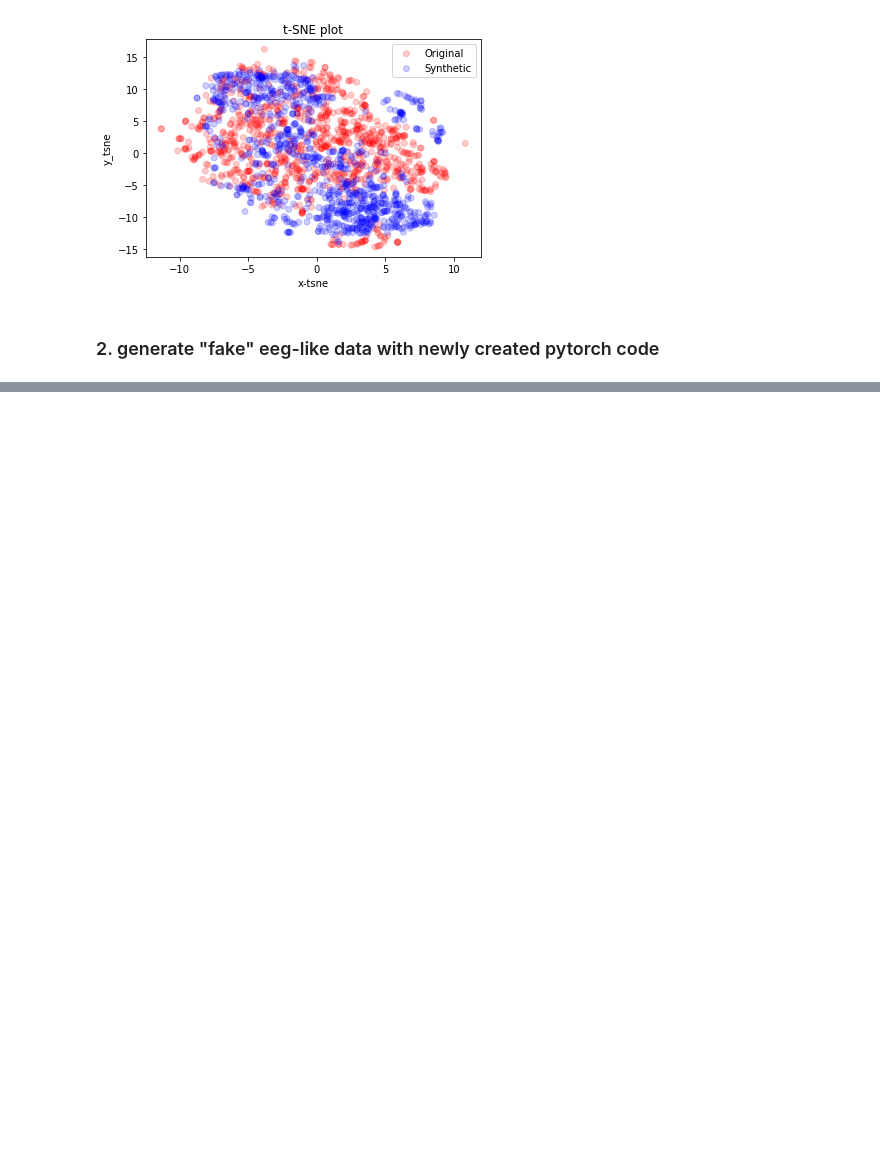
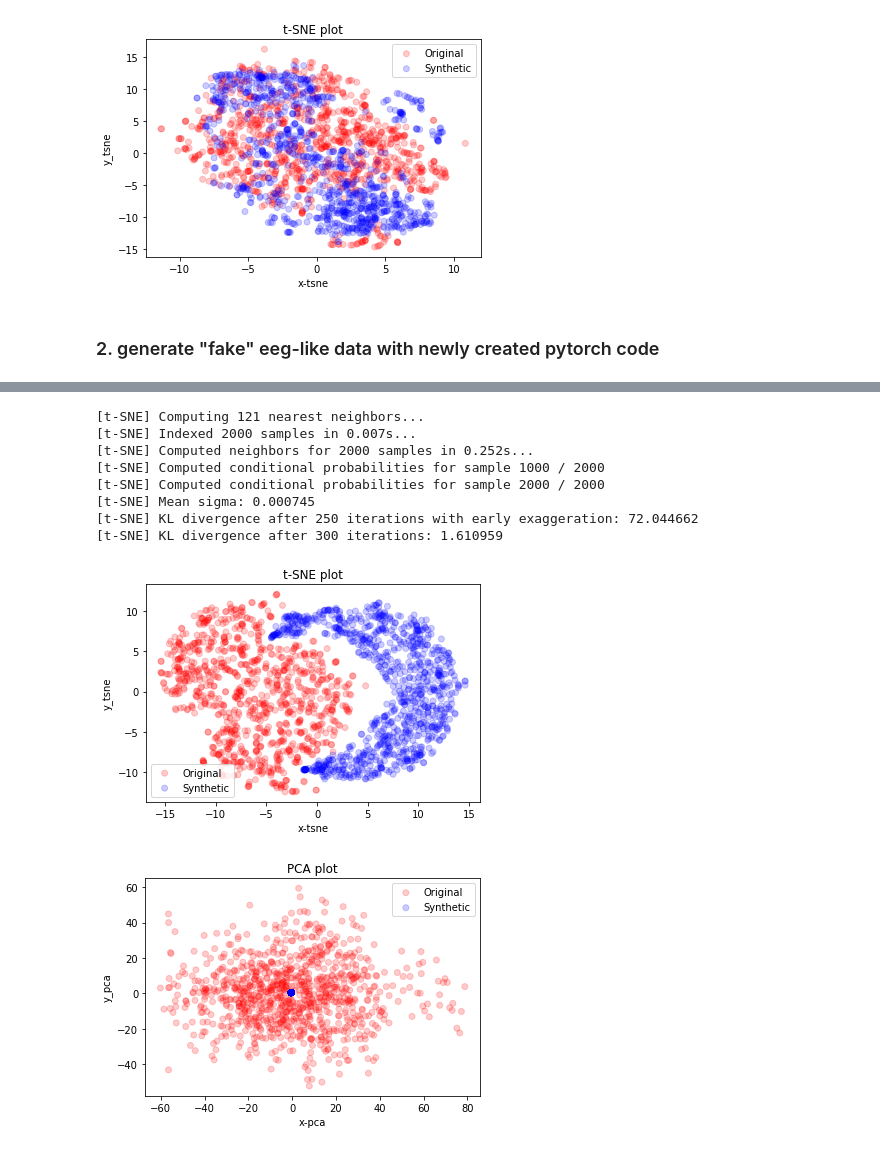
Before and after one commit to benearnthof/TimeGAN, a Jupyter notebook: EEG_data_(real_dataset).ipynb, the cells around one changed output, grey strips where cells are left out. Drawn from its saved outputs; the diff is of its cells as text; code cells hidden in the pictures; blank space fills up the shorter version.

```diff
--- a/EEG_data_(real_dataset).ipynb
+++ b/EEG_data_(real_dataset).ipynb
@@ -259,0 +268,21 @@ ValueError: ignored
+# %%
+no = 2212
+# %%
+random_test = random_generator(no, dim, extract_time(data)[0], extract_time(data)[1])
+test_sample = Generator(torch.tensor(random_generator(no, dim, extract_time(data)[0], extract_time(data)[1])).float())[0]
+test_sample = torch.reshape(test_sample, (no, seq_len, parameters['hidden_dim']))
+test_recovery = Recovery(test_sample)
+test_recovery = torch.reshape(test_recovery[0], (no, seq_len, dim))
+visualization(data, test_recovery.detach().numpy(), 'tsne')
+visualization(data, test_recovery.detach().numpy(), 'pca')
+# %% [output]
+[t-SNE] Computing 121 nearest neighbors...
+[t-SNE] Indexed 2000 samples in 0.007s...
+[t-SNE] Computed neighbors for 2000 samples in 0.252s...
+[t-SNE] Computed conditional probabilities for sample 1000 / 2000
+[t-SNE] Computed conditional probabilities for sample 2000 / 2000
+[t-SNE] Mean sigma: 0.000745
+[t-SNE] KL divergence after 250 iterations with early exaggeration: 72.044662
+[t-SNE] KL divergence after 300 iterations: 1.610959
+[figure, added]
+[figure, added]
```
Also changed, not shown: parts of 5 cells of this notebook.
